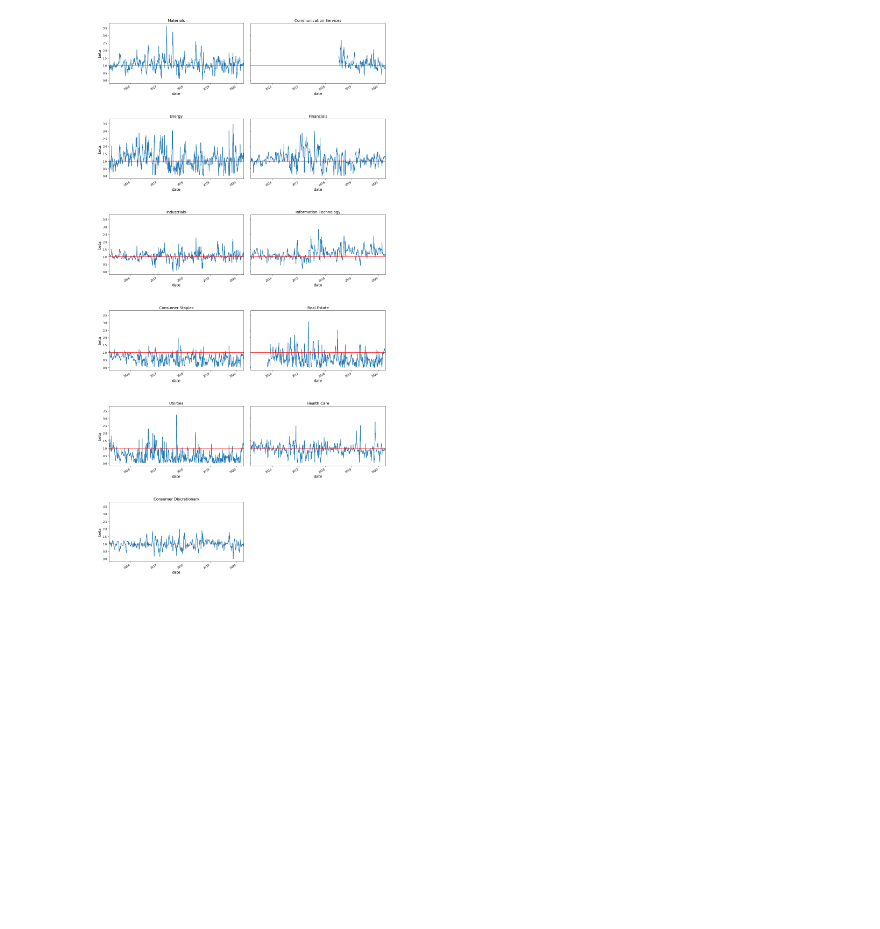
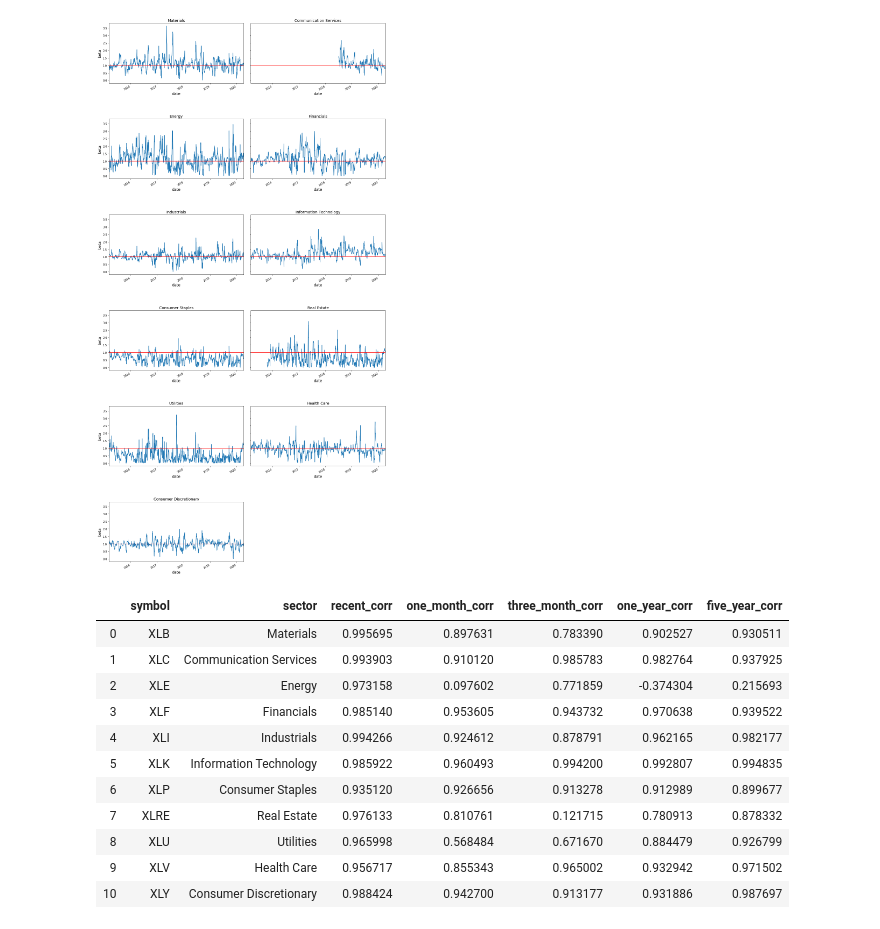
Before and after one commit to SachinGokal/capstone-one, a Jupyter notebook: new_notebook.ipynb, the cells around one changed output. Cells and saved outputs as stored; diff of their text form; code cells hidden in the pictures; blank space fills up the shorter version.

```diff
--- a/new_notebook.ipynb
+++ b/new_notebook.ipynb
@@ -263,0 +285,17 @@ plot_sector_betas_over_time(get_data_for_a_period(betas, '2015-03-06', '2020-04-
+# %%
+corr_table = correlation_between_stocks_and_index(spy_df)
+corr_table.to_clipboard()
+corr_table
+# %% [output]
+|  | symbol | sector | recent_corr | one_month_corr | three_month_corr | one_year_corr | five_year_corr |
+| 0 | XLB | Materials | 0.995695 | 0.897631 | 0.783390 | 0.902527 | 0.930511 |
+| 1 | XLC | Communication Services | 0.993903 | 0.910120 | 0.985783 | 0.982764 | 0.937925 |
+| 2 | XLE | Energy | 0.973158 | 0.097602 | 0.771859 | -0.374304 | 0.215693 |
+| 3 | XLF | Financials | 0.985140 | 0.953605 | 0.943732 | 0.970638 | 0.939522 |
+| 4 | XLI | Industrials | 0.994266 | 0.924612 | 0.878791 | 0.962165 | 0.982177 |
+| 5 | XLK | Information Technology | 0.985922 | 0.960493 | 0.994200 | 0.992807 | 0.994835 |
+| 6 | XLP | Consumer Staples | 0.935120 | 0.926656 | 0.913278 | 0.912989 | 0.899677 |
+| 7 | XLRE | Real Estate | 0.976133 | 0.810761 | 0.121715 | 0.780913 | 0.878332 |
+| 8 | XLU | Utilities | 0.965998 | 0.568484 | 0.671670 | 0.884479 | 0.926799 |
+| 9 | XLV | Health Care | 0.956717 | 0.855343 | 0.965002 | 0.932942 | 0.971502 |
+| 10 | XLY | Consumer Discretionary | 0.988424 | 0.942700 | 0.913177 | 0.931886 | 0.987697 |
```
Also changed, not shown: parts of 3 cells of this notebook, 2 other files.
